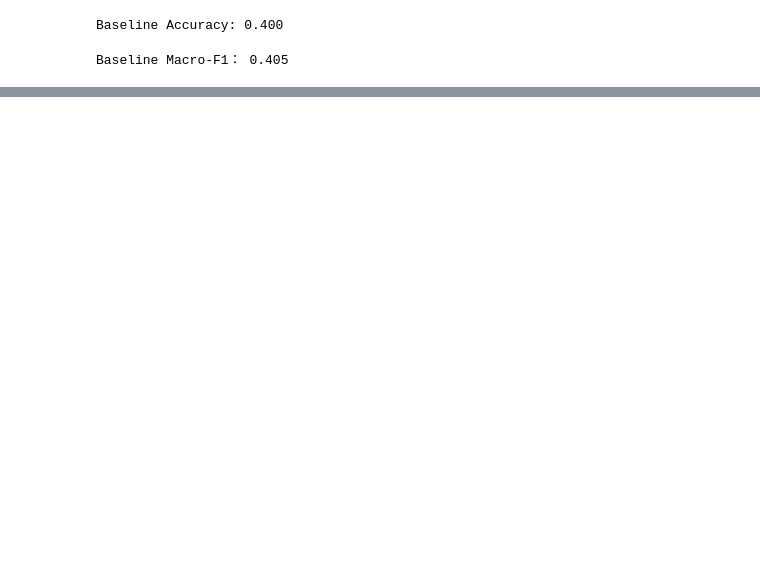
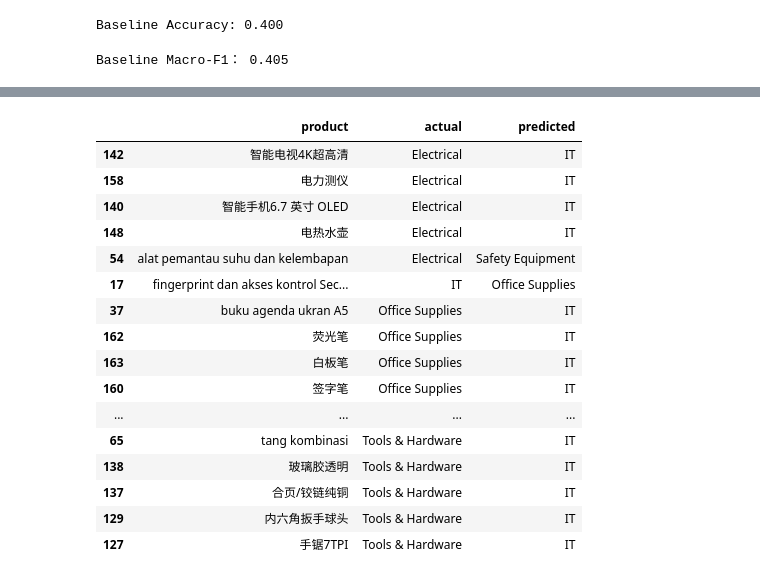
Before and after one commit to annisatzky-tech/chinese-indonesian-product-classification, a Jupyter notebook: notebooks/02_baseline_model.ipynb, the cells around one changed output, grey strips where cells are left out. Saved outputs shown, nothing was run; the diff lists cells and outputs as text; code cells hidden in the pictures; blank space fills up the shorter version.

```diff
--- a/notebooks/02_baseline_model.ipynb
+++ b/notebooks/02_baseline_model.ipynb
@@ -173,0 +174,22 @@ Baseline Macro-F1： 0.405
+# %%
+errors.sort_values(
+    ['actual','predicted']
+)
+# %% [output]
+|  | product | actual | predicted |
+| 142 | 智能电视4K超高清 | Electrical | IT |
+| 158 | 电力测仪 | Electrical | IT |
+| 140 | 智能手机6.7 英寸 OLED | Electrical | IT |
+| 148 | 电热水壶 | Electrical | IT |
+| 54 | alat pemantau suhu dan kelembapan | Electrical | Safety Equipment |
+| 17 | fingerprint dan akses kontrol Sec... | IT | Office Supplies |
+| 37 | buku agenda ukran A5 | Office Supplies | IT |
+| 162 | 荧光笔 | Office Supplies | IT |
+| 163 | 白板笔 | Office Supplies | IT |
+| 160 | 签字笔 | Office Supplies | IT |
+| ... | ... | ... | ... |
+| 65 | tang kombinasi | Tools & Hardware | IT |
+| 138 | 玻璃胶透明 | Tools & Hardware | IT |
+| 137 | 合页/铰链纯铜 | Tools & Hardware | IT |
+| 129 | 内六角扳手球头 | Tools & Hardware | IT |
+| 127 | 手锯7TPI | Tools & Hardware | IT |
```
Also changed, not shown: parts of 3 cells of this notebook.
